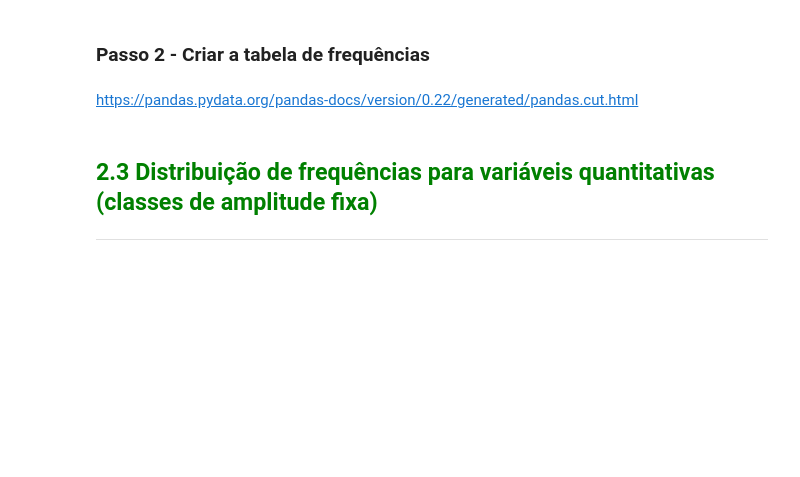
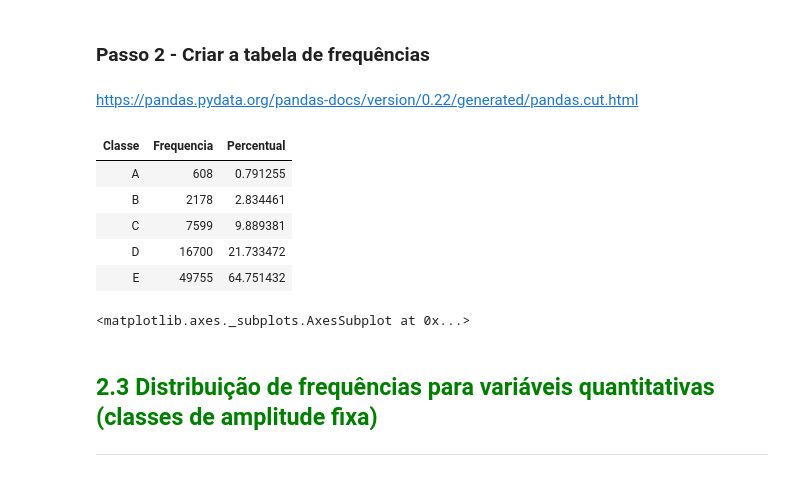
Before and after one commit to flaviogf/courses, a Jupyter notebook: alura/estatistica_parte_1/files/Curso_de_Estatística_Parte_1.ipynb, the cells around one changed output. Drawn from its saved outputs; the diff is of its cells as text; code cells hidden in the pictures; blank space fills up the shorter version.

```diff
--- a/alura/estatistica_parte_1/files/Curso_de_Estatística_Parte_1.ipynb
+++ b/alura/estatistica_parte_1/files/Curso_de_Estatística_Parte_1.ipynb
@@ -328,0 +338,3 @@ onde <b>SM</b> é o valor do salário mínimo na época. Em nosso caso <b>R$ 788
+# %%
+percent = pd.value_counts(bins, normalize=True) * 100
+percent
@@ -330,6 +349,25 @@ onde <b>SM</b> é o valor do salário mínimo na época. Em nosso caso <b>R$ 788
 ### Passo 2 - Criar a tabela de frequências
 # %% [markdown]
 https://pandas.pydata.org/pandas-docs/version/0.22/generated/pandas.cut.html
+# %%
+frequency_classes = pd.DataFrame({'Frequencia': frequency, 'Percentual': percent})
+# %%
+frequency_classes.rename_axis('Classe', axis='columns', inplace=True)
+# %%
+frequency_classes.sort_index(ascending=False, inplace=True)
+# %%
+frequency_classes
+# %% [output]
+| Classe | Frequencia | Percentual |
+| A | 608 | 0.791255 |
+| B | 2178 | 2.834461 |
+| C | 7599 | 9.889381 |
+| D | 16700 | 21.733472 |
+| E | 49755 | 64.751432 |
+# %%
+frequency_classes['Frequencia'].plot.bar()
+# %% [output]
+<matplotlib.axes._subplots.AxesSubplot at 0x...>
 # %% [markdown]
 ## <font color=green>2.3 Distribuição de frequências para variáveis quantitativas (classes de amplitude fixa)</font>
 ***
```
Also changed, not shown: parts of 22 cells of this notebook, 2 other files.
